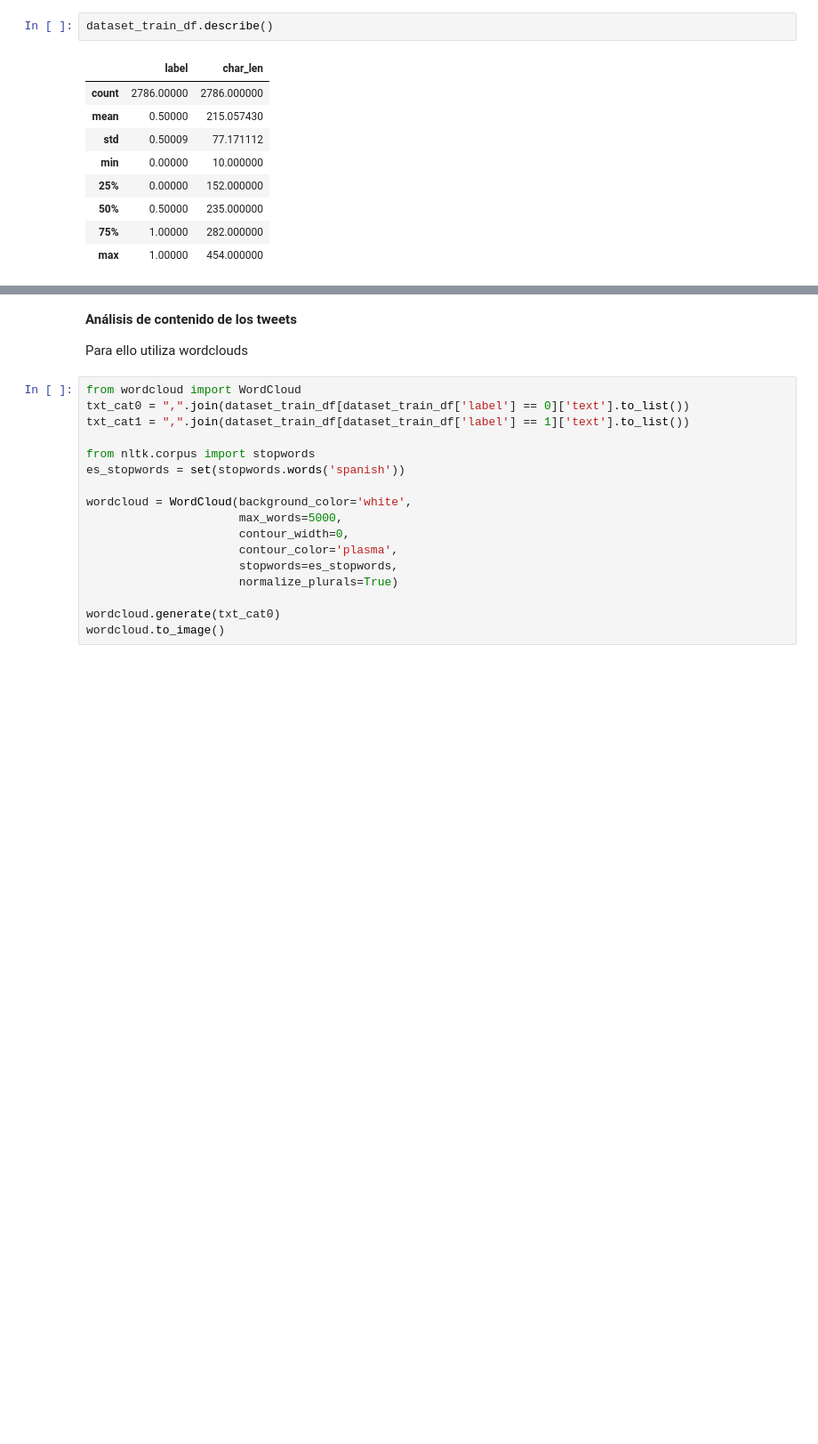
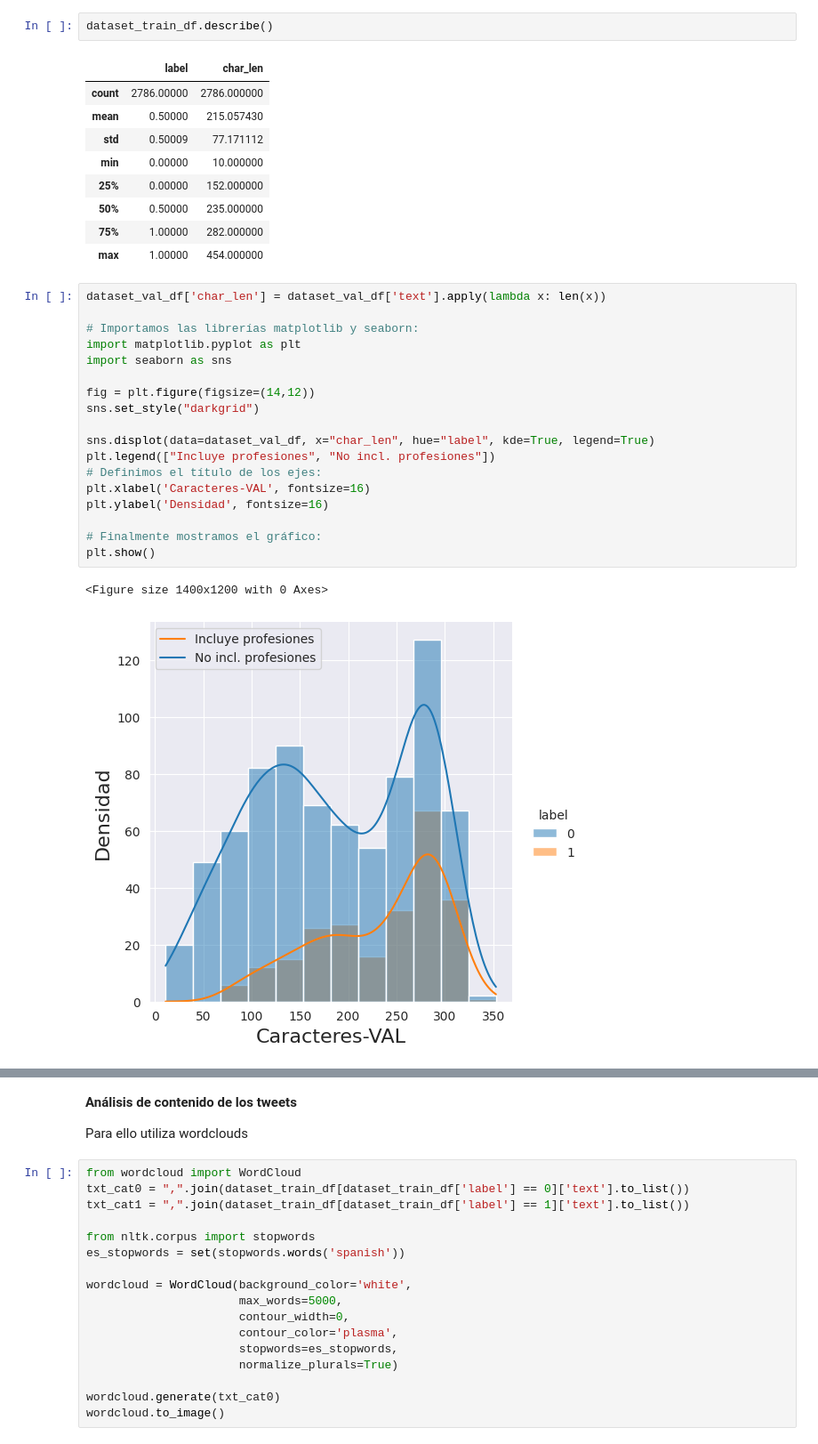
Before and after one commit to ivanrnarvaez/text_mining, a Jupyter notebook: NARVAEZ_BARREIROS_IVAN_RICARDO_Ejercicio1.ipynb, the cells around one changed output, grey strips where cells are left out. Shown at 89% size. Cells and saved outputs as stored; diff of their text form; blank space fills up the shorter version.

```diff
--- a/NARVAEZ_BARREIROS_IVAN_RICARDO_Ejercicio1.ipynb
+++ b/NARVAEZ_BARREIROS_IVAN_RICARDO_Ejercicio1.ipynb
@@ -264,3 +263,24 @@ dataset_train_df.describe()
 | 50% | 0.50000 | 235.000000 |
 | 75% | 1.00000 | 282.000000 |
 | max | 1.00000 | 454.000000 |
+# %%
+dataset_val_df['char_len'] = dataset_val_df['text'].apply(lambda x: len(x))
+
+# Importamos las librerías matplotlib y seaborn:
+import matplotlib.pyplot as plt
+import seaborn as sns
+
+fig = plt.figure(figsize=(14,12))
+sns.set_style("darkgrid")
+
+sns.displot(data=dataset_val_df, x="char_len", hue="label", kde=True, legend=True)
+plt.legend(["Incluye profesiones", "No incl. profesiones"])
+# Definimos el título de los ejes:
+plt.xlabel('Caracteres-VAL', fontsize=16)
+plt.ylabel('Densidad', fontsize=16)
+
+# Finalmente mostramos el gráfico:
+plt.show()
+# %% [output]
+<Figure size 1400x1200 with 0 Axes>
+[figure, added]
```
Also changed, not shown: parts of 16 cells of this notebook.
